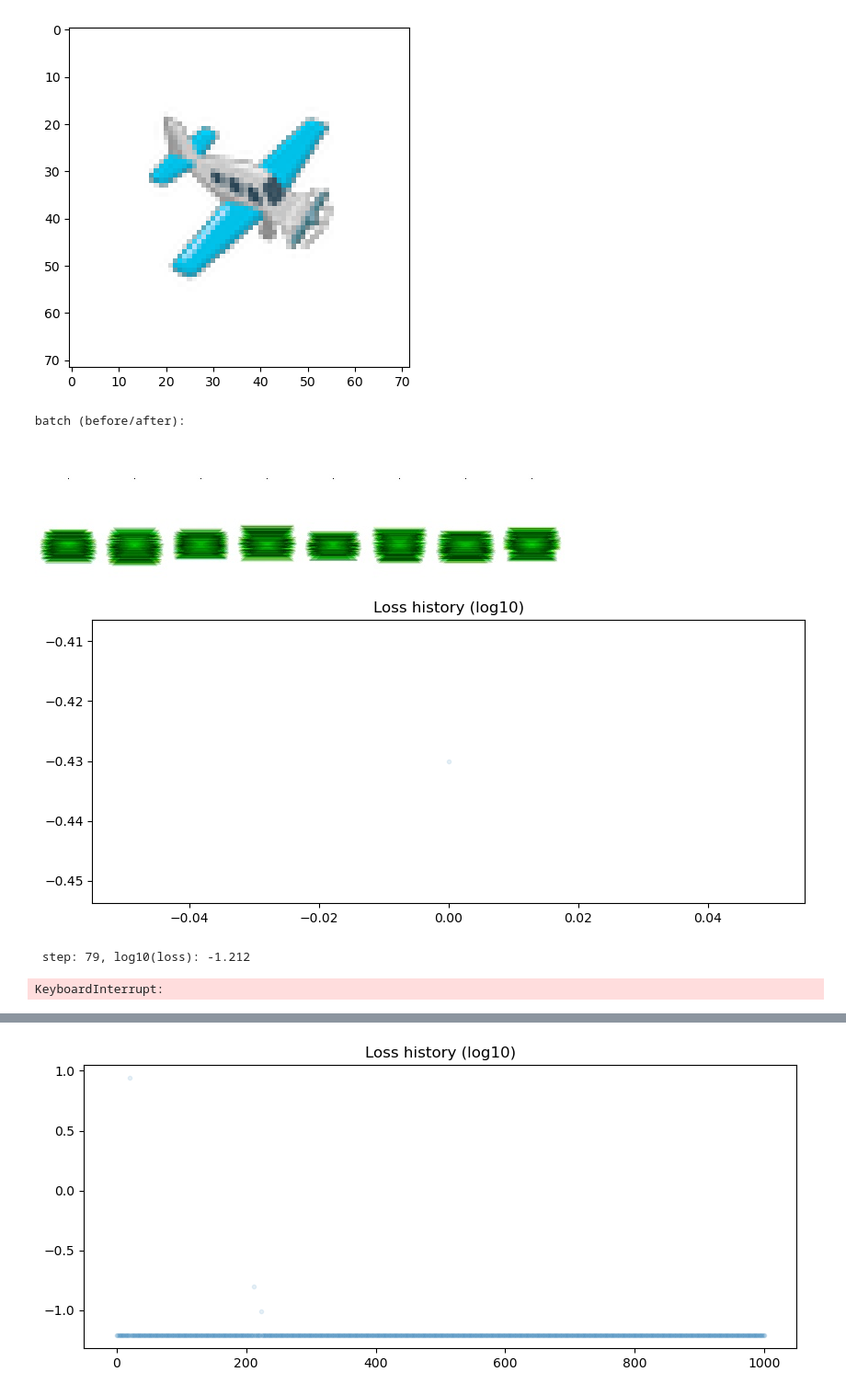
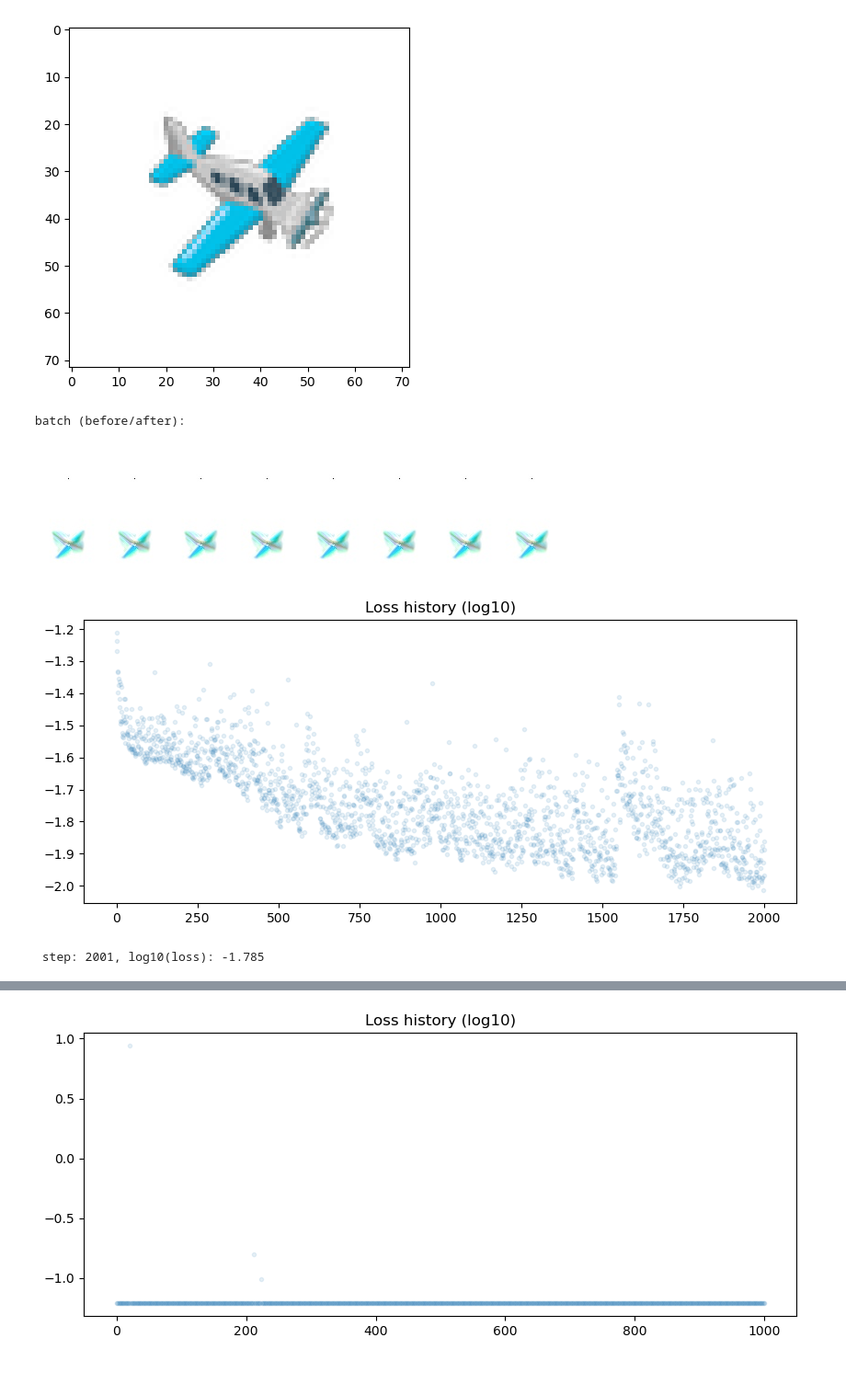
Before and after one commit to Radevsi/cellular-automata, a Jupyter notebook: Original_CA_PyTorch.ipynb, the cells around one changed output, grey strips where cells are left out. Shown at 92% size. Cells and saved outputs as stored; diff of their text form; code cells hidden in the pictures.

```diff
--- a/Original_CA_PyTorch.ipynb
+++ b/Original_CA_PyTorch.ipynb
@@ -145,6 +145,8 @@ class CAModel(nn.Module):
 
     # Apply "do-nothing" initial behavior
     torch.nn.init.zeros_(conv2.weight)
+    torch.nn.init.zeros_(conv1.bias)
+    torch.nn.init.zeros_(conv2.bias)
 
     self.dmodel = nn.Sequential(
         conv1,
@@ -174,7 +176,7 @@ class CAModel(nn.Module):
     return y
 
   def forward(self, x, fire_rate=None, angle=0.0, step_size=1.0):
-    x = torch.permute(x, (0, 3, 1, 2))
+    x = torch.permute(x, (0, 3, 1, 2)) # make it shape [batch_size, in_channels, H, W]
     # x = x.view(0, 3, 1, 2)
     pre_life_mask = get_living_mask(x)
 
@@ -182,8 +184,9 @@ class CAModel(nn.Module):
     dx = self.dmodel(y)*step_size
     if fire_rate is None:
       fire_rate = self.fire_rate
-    update_mask = torch.rand(x.shape, dtype=torch.float32)[:, :, :, :1] <= fire_rate
-    x = x + dx * update_mask.to(device)
+    # update_mask = torch.rand(x.shape, dtype=torch.float32)[:, :1, :, :] <= fire_rate
+    # x = x + dx * update_mask.to(device)
+    x = x + dx
 
     post_life_mask = get_living_mask(x)
     life_mask = pre_life_mask & post_life_mask
@@ -252,6 +255,8 @@ class Train:
 
       print('\r step: %d, log10(loss): %.3f'%(i, np.log10(loss)), end='')
 
+    return self.loss_log
+
   def _train_step(self, x):
     """Perform the update step some random number of times"""
     iter_n = np.random.randint(64, 97, dtype=np.int32)
@@ -305,10 +310,9 @@ train = Train(ca, pad_target.to(device))
 # %%
 # Seed input each time (starting from a single seed pixel)
 x0 = torch.repeat_interleave(seed[None, ...], BATCH_SIZE, dim=0)
-loss_log = train.train(x0.to(device), n_steps=1001)
+loss_log = train.train(x0.to(device), n_steps=2001)
 # %% [output]
 batch (before/after):
-[figure, old version]
+[figure, new version]
-[figure, old version]
+[figure, new version]
- step: 79, log10(loss): -1.212
+ step: 2001, log10(loss): -1.785
-KeyboardInterrupt:
```
Also changed, not shown: parts of 8 cells of this notebook.
